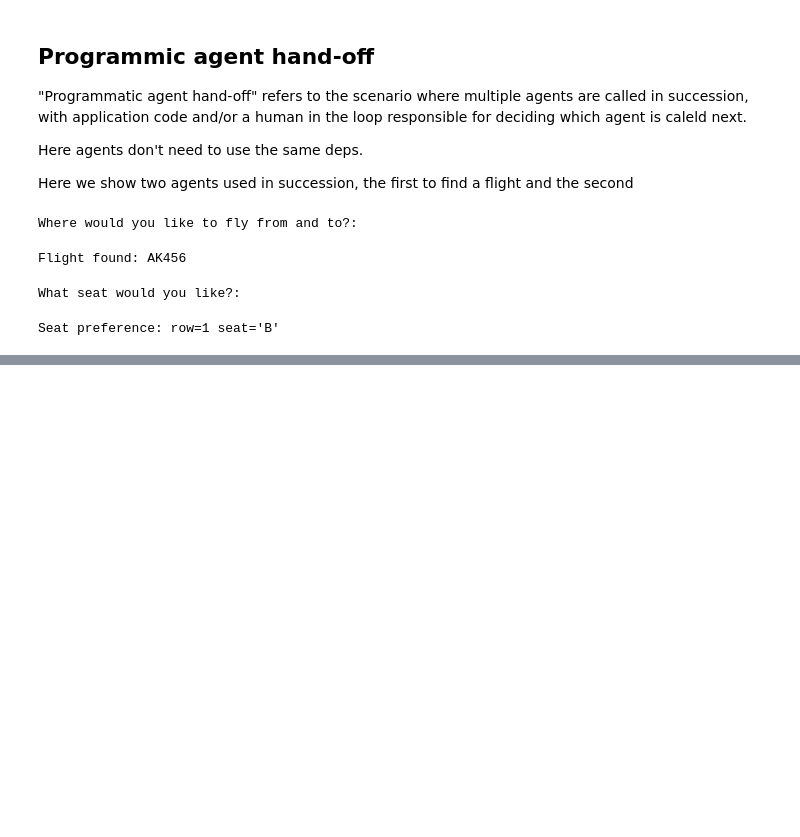
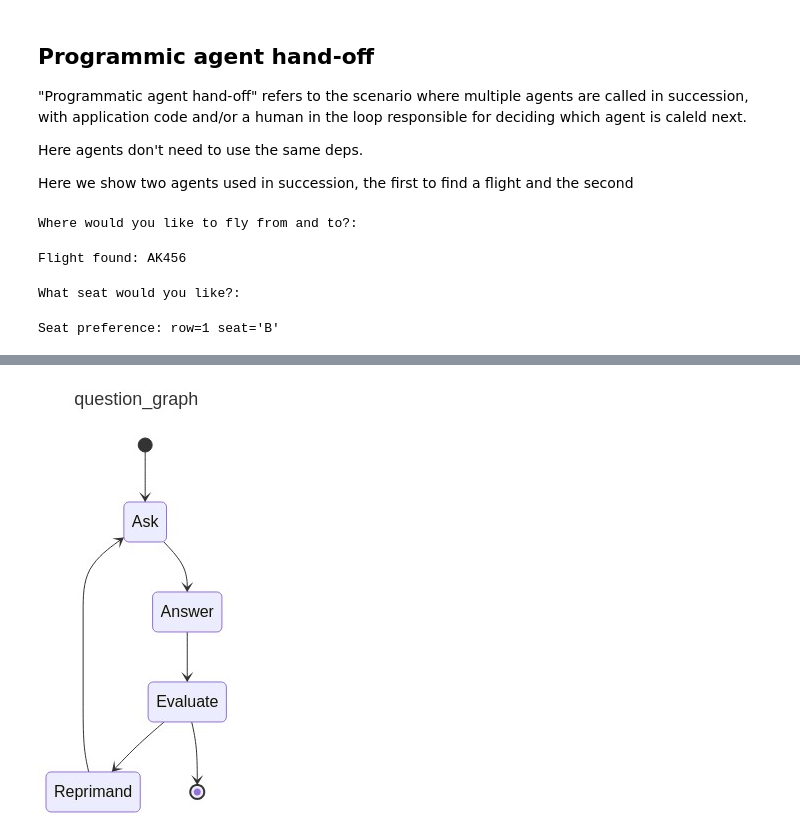
Before and after one commit to yilengyao/tutorials, a Jupyter notebook: pydantic/pydantic.ipynb, the cells around one changed output, grey strips where cells are left out. Cells and saved outputs as stored; diff of their text form; code cells hidden in the pictures; blank space fills up the shorter version.

```diff
--- a/pydantic/pydantic.ipynb
+++ b/pydantic/pydantic.ipynb
@@ -735,0 +1269,8 @@ Seat preference: row=1 seat='B'
+# %%
+from IPython.display import Image, display
+import nest_asyncio
+nest_asyncio.apply()
+
+display(Image(question_graph.mermaid_image(start_node=Ask)))
+# %% [output]
+[figure, added]
```
Also changed, not shown: parts of 19 cells of this notebook.
